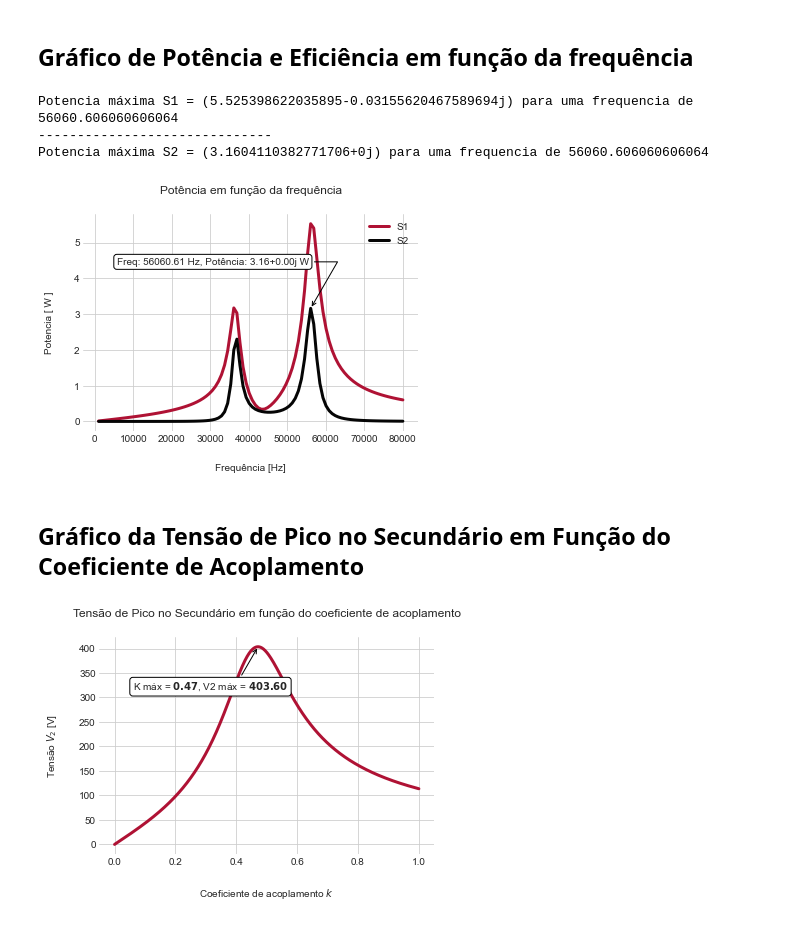
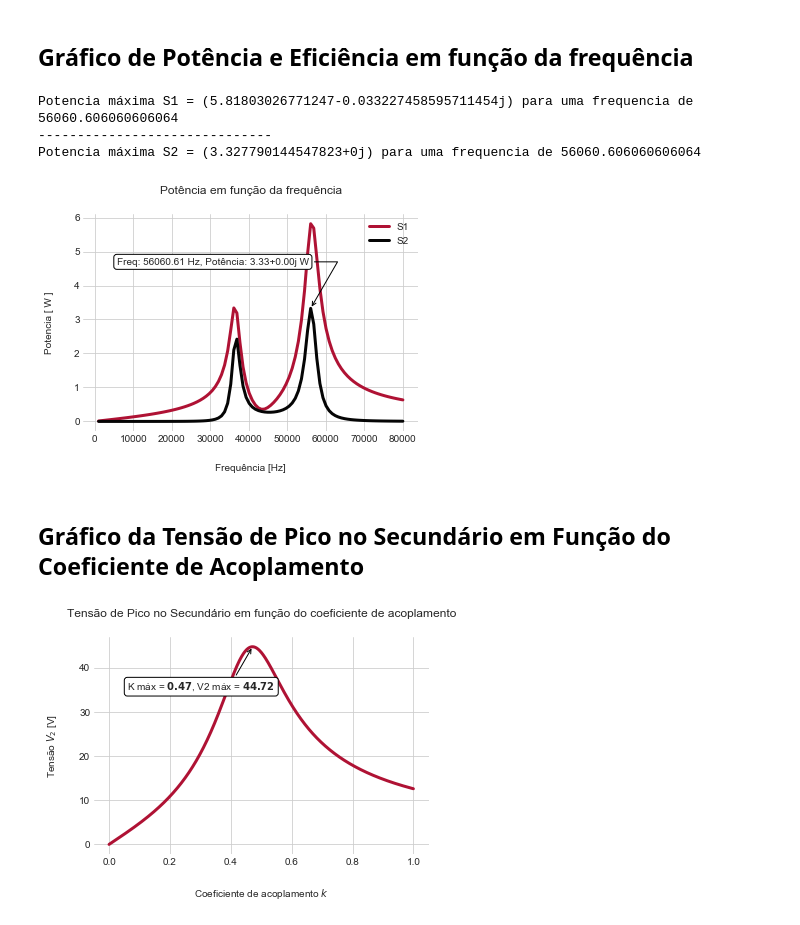
Before and after one commit to lucasfonseca19/projeto-eletromag, a Jupyter notebook: projeto.ipynb, the cells around one changed output. Drawn from its saved outputs; the diff is of its cells as text; code cells hidden in the pictures.

```diff
--- a/projeto.ipynb
+++ b/projeto.ipynb
@@ -51,11 +57,12 @@ def calcular_transformador(Uf, Rc, k, f, R1, R2, L1, L2, C, p):
 # %%
 
 # Entradas da função: Uf(volts), Rc(ohms), k, R1(ohms), L1(Henry), C1(Henry)
-Uf = 10  # Tensão da fonte (pico)
+Uf = 10 # Tensão da fonte (pico)
 Rc = 400  # Resistência do capacitor
 k = 0.4714  # Coeficiente de acoplamento
-f = 44646.464  # frequencia da fonte
-Vt = (2 / pi) * Uf * cos(2 * pi * f)
+#f = 44646.464  # frequencia da fonte
+f = 56060  # frequencia da fonte
+Vt = (2 / pi) * Uf * cos(2*  pi * f)
 R1 = 825e-3  # Resistência da bobina primaria
 R2 = 670e-3  # Resistência da bobina secundaria
 L1 = 135e-6  # Indutância da bobina primaria
@@ -188,6 +195,7 @@ for i in range(len(K)):
         if mod_i2 > max_i2:
             max_i2 = mod_i2
             f_max_i2 = f
+
     fig, ax = plt.subplots()
     ax.spines['top'].set_visible(False)
     ax.spines['right'].set_visible(False)
@@ -200,12 +208,12 @@ for i in range(len(K)):
     plt.plot(F, I2, label="corrente I2".format(K[i]), color="#050505", linewidth=3)
     plt.annotate("K = {}".format(round(K[i],2)), xy=(10000, 2.5))
     plt.legend(frameon=False)
-    plt.title("Módulo das correntes em função das correntes (K variando)", pad=20)
+    plt.title("Módulo das correntes em função de K", pad=20)
     plt.xlabel("Frequência $f$",labelpad=20)
     plt.ylabel("Correntes [A]",labelpad=20)
     plt.savefig(f'Coef_acoplamento_{K[i]}.png', dpi=300)
 
-# Abaixo estamos pegando todos os plots gerados e criando uma animação em gif
+# Abaixo estamos pegando todos os plots gerados e criando uma animação em gif, ver o arquivo Coef_acoplamento.gif
 with imageio.get_writer('Coef_acoplamento.gif', mode='i') as writer:
     for i in range(len(K)):
         image = imageio.imread(f'Coef_acoplamento_{K[i]}.png')
@@ -230,61 +238,63 @@ with imageio.get_writer('Coef_acoplamento.gif', mode='i') as writer:
 # %%
 F = np.linspace(1000,80000,100) # Intervalo de frequências de 10Hz até 50kHz
 L_s1 = []   # Lista para armazenar os valores de potência no primário
 L_s2 = []   # Lista para armazenar os valores de potência no secundário
 
 max_s1 = 0
 max_s2 = 0
 
 f_max_s1 = 0
 f_max_s2 = 0
-k = 0.4714
-for f in F:
-    i1, i2, v2 = calcular_transformador(Vt, Rc, k, f, R1, R2, L1, L2, C1, False)
-    i_rc = v2 / Rc
-    # Potências:
-    S1 = Vt * i1.conjugate() / 2
-    S2 = v2 * i_rc.conjugate() / 2
-    if S1 > max_s1:
-        max_s1 = S1
-        f_max_s1 = f
-    if S2 > max_s2:
-        max_s2 = S2
-        f_max_s2 = f
-    L_s1.append(abs(S1))
-    L_s2.append(abs(S2))
+k = np.linspace(0.1, 0.5, 50)
+for k in len(k)
+    for f in F:
+        i1, i2, v2 = calcular_transformador(Vt, Rc, k, f, R1, R2, L1, L2, C1, False)
+        i_rc = v2 / Rc
+        # Potências:
+        S1 = Vt * i1.conjugate()/2
+        S2 = v2 * i_rc.conjugate()/2
 
-fig, ax = plt.subplots()
-ax.spines['top'].set_visible(False)
-ax.spines['right'].set_visible(False)
-ax.spines['bottom'].set_visible(False)
-ax.spines['left'].set_visible(False)
-plt.style.use('seaborn-whitegrid')
+        if S1 > max_s1:
+            max_s1 = S1
+            f_max_s1 = f
+        if S2 > max_s2:
+            max_s2 = S2
+            f_max_s2 = f
+        L_s1.append(abs(S1))
+        L_s2.append(abs(S2))
 
-text = "Freq: {:.2f} Hz, Potência: {:.2f} W".format(f_max_s2, max_s2)
-bbox_props = dict(boxstyle='round', fc='white', ec='black', lw=1)
-arrowprops=dict(arrowstyle="->",connectionstyle="angle,angleA=0,angleB=60")
-kw = dict(xycoords='data',textcoords="axes fraction",
-          arrowprops=arrowprops, bbox=bbox_props, ha="left", va="top")
+    fig, ax = plt.subplots()
+    ax.spines['top'].set_visible(False)
+    ax.spines['right'].set_visible(False)
+    ax.spines['bottom'].set_visible(False)
+    ax.spines['left'].set_visible(False)
+    plt.style.use('seaborn-whitegrid')
 
-ax.annotate(text, xy=(f_max_s2,max_s2), xytext=(0.1,0.8), **kw)
+    text = "Freq: {:.2f} Hz, Potência: {:.2f} W".format(f_max_s2, max_s2)
+    bbox_props = dict(boxstyle='round', fc='white', ec='black', lw=1)
+    arrowprops=dict(arrowstyle="->",connectionstyle="angle,angleA=0,angleB=60")
+    kw = dict(xycoords='data',textcoords="axes fraction",
+            arrowprops=arrowprops, bbox=bbox_props, ha="left", va="top")
+
+    ax.annotate(text, xy=(f_max_s2,max_s2), xytext=(0.1,0.8), **kw)
 
 
 
 
 plt.plot(F, L_s1, label="S1", color="#af1234",linewidth=3)
 plt.plot(F, L_s2, label="S2", color="#050505",linewidth=3)
 plt.legend(frameon=False)
 plt.xlabel("Frequência [Hz]",labelpad=20)
 plt.ylabel("Potencia [ W ]", labelpad=20)
 plt.title("Potência em função da frequência", pad=20)
 print("Potencia máxima S1 = {} para uma frequencia de {}".format(max_s1, f_max_s1))
 print("-" * 30)
 print("Potencia máxima S2 = {} para uma frequencia de {}".format(max_s2, f_max_s2))
 # %% [output]
-Potencia máxima S1 = (5.525398622035895-0.03155620467589694j) para uma frequencia de 56060.606060606064
+Potencia máxima S1 = (5.81803026771247-0.033227458595711454j) para uma frequencia de 56060.606060606064
 ------------------------------
-Potencia máxima S2 = (3.1604110382771706+0j) para uma frequencia de 56060.606060606064
+Potencia máxima S2 = (3.327790144547823+0j) para uma frequencia de 56060.606060606064
-[figure, old version]
+[figure, new version]
 # %% [markdown]
 ## Gráfico da Tensão de Pico no Secundário em Função do Coeficiente de Acoplamento
 # %%
@@ -299,7 +309,7 @@ for k in K:
     m = k*sqrt(L1*L1)
     xm = 1j*w*m
     i1, i2, v2 = calcular_transformador(Vt, Rc, k, f, R1, R2, L1, L2, C1, False)
-    V2.append(abs(Rc*i2))
+    V2.append(abs(v2))
 k_max = K[V2.index(max(V2))]
 fig, ax = plt.subplots()
 ax.spines['top'].set_visible(False)
@@ -326,4 +336,4 @@ plt.grid(True)
 plt.title("Tensão de Pico no Secundário em função do coeficiente de acoplamento", pad=20)
 plt.savefig("tensão_acoplamento.png", dpi=300)
 # %% [output]
-[figure, old version]
+[figure, new version]
```
Also changed, not shown: parts of 5 cells of this notebook, 3 other files.
